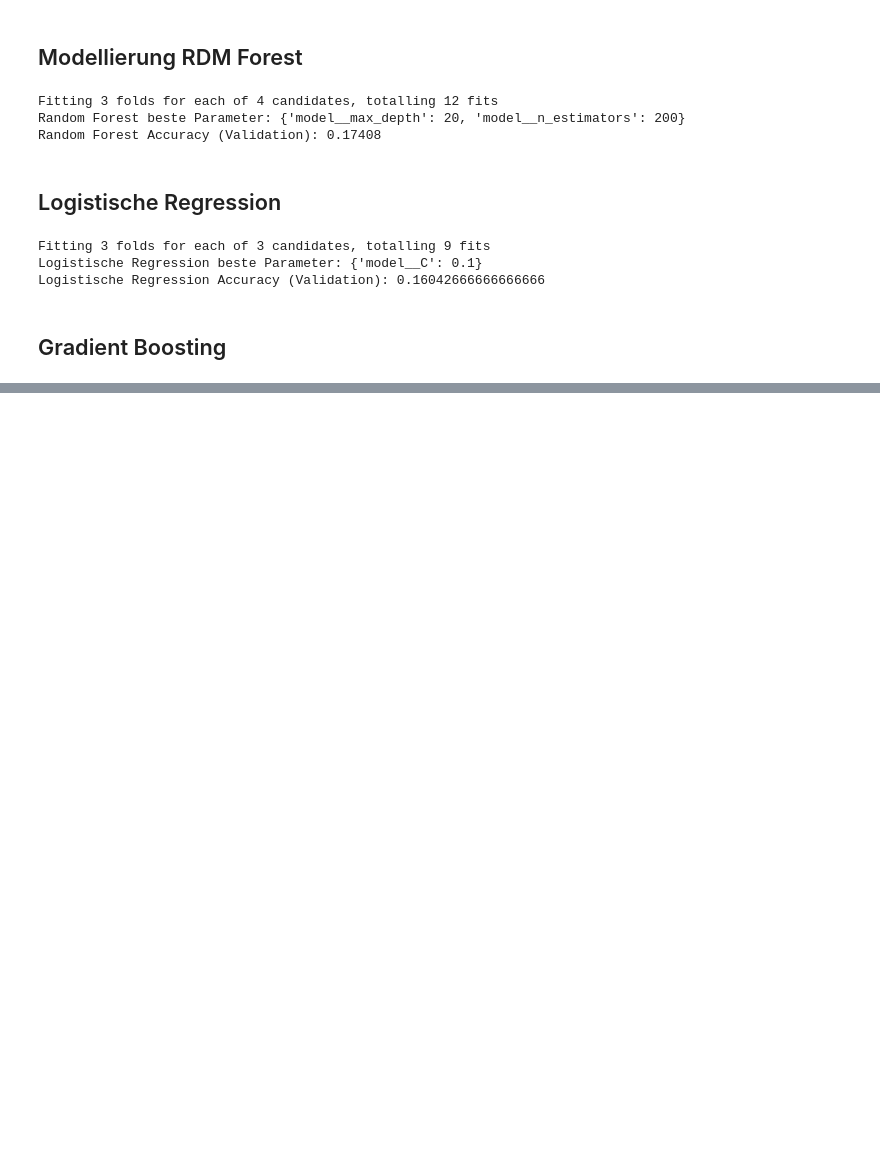
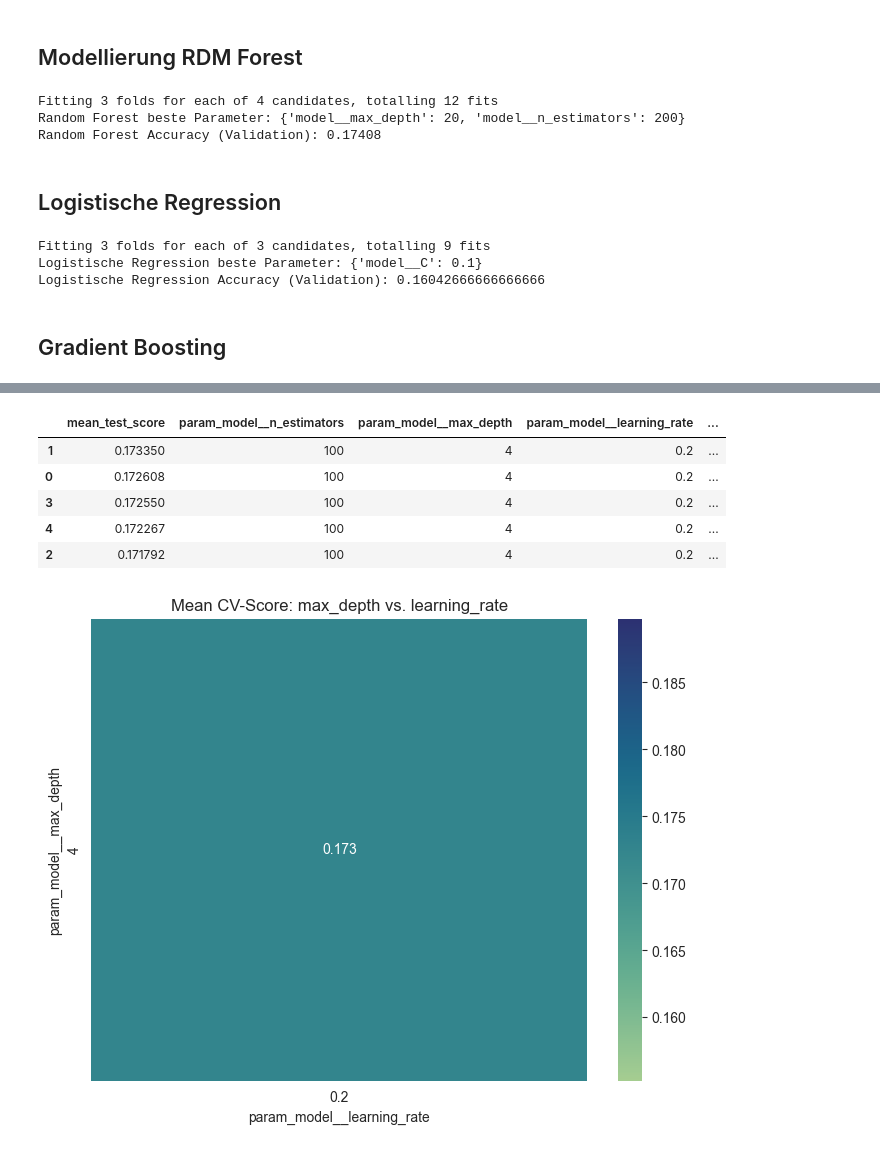
Before and after one commit to yernon/EDA_Jahns_Liefke, a Jupyter notebook: EDA_Jahns_Liefke.ipynb, the cells around one changed output, grey strips where cells are left out. Saved outputs shown, nothing was run; the diff lists cells and outputs as text; code cells hidden in the pictures; blank space fills up the shorter version.

```diff
--- a/EDA_Jahns_Liefke.ipynb
+++ b/EDA_Jahns_Liefke.ipynb
@@ -268,20 +269,3 @@ Logistische Regression beste Parameter: {'model__C': 0.1}
 Logistische Regression Accuracy (Validation): 0.16042666666666666
 # %% [markdown]
 ## Gradient Boosting
-# %%
-from xgboost import XGBClassifier
-
-xgb_pipe = Pipeline([
-    ('pre', preprocessor),
-    ('model', XGBClassifier(tree_method='hist', eval_metric='mlogloss', random_state=42, n_jobs=-1))
-])
-xgb_params = {
-    'model__n_estimators': [100],
-    'model__max_depth': [6, 10],
-    'model__learning_rate': [0.1, 0.3]
-}
-xgb_grid = GridSearchCV(xgb_pipe, xgb_params, cv=3, scoring='accuracy', verbose=1)
-xgb_grid.fit(X_train, y_train)
-
-print("XGBoost beste Parameter:", xgb_grid.best_params_)
-print("XGBoost Accuracy (Validation):", xgb_grid.score(X_val, y_val))
@@ -319,0 +356,44 @@ submission.to_csv('submission.csv', index=False)
+# %%
+# DataFrame mit allen getesteten Kombinationen und ihrem Score
+results = pd.DataFrame(search3.cv_results_)  # z. B. letzter RandomizedSearchCV
+
+# Relevante Spalten anzeigen
+cols = [
+    'mean_test_score',
+    'param_model__n_estimators', 'param_model__max_depth',
+    'param_model__learning_rate', 'param_model__subsample',
+    'param_model__colsample_bytree', 'param_model__min_child_weight'
+]
+display(results[cols].sort_values('mean_test_score', ascending=False))
+
+# Pivot für Heatmap: max_depth vs. learning_rate
+pivot = results.pivot_table(
+    index='param_model__max_depth',
+    columns='param_model__learning_rate',
+    values='mean_test_score'
+)
+plt.figure(figsize=(8,6))
+sns.heatmap(pivot, annot=True, fmt=".3f", cmap="crest")
+plt.title("Mean CV-Score: max_depth vs. learning_rate")
+plt.show()
+
+# Scatterplot: learning_rate vs. mean_test_score, eingefärbt nach max_depth
+plt.figure(figsize=(8,6))
+sns.scatterplot(
+    data=results,
+    x='param_model__learning_rate',
+    y='mean_test_score',
+    hue='param_model__max_depth',
+    palette='crest',
+    s=100
+)
+plt.title("Test-Score nach learning_rate und max_depth")
+plt.show()
+# %% [output]
+|  | mean_test_score | param_model__n_estimators | param_model__max_depth | param_model__learning_rate | ... |
+| 1 | 0.173350 | 100 | 4 | 0.2 | ... |
+| 0 | 0.172608 | 100 | 4 | 0.2 | ... |
+| 3 | 0.172550 | 100 | 4 | 0.2 | ... |
+| 4 | 0.172267 | 100 | 4 | 0.2 | ... |
+| 2 | 0.171792 | 100 | 4 | 0.2 | ... |
+[figure, added]
```
Also changed, not shown: parts of 15 cells of this notebook.
